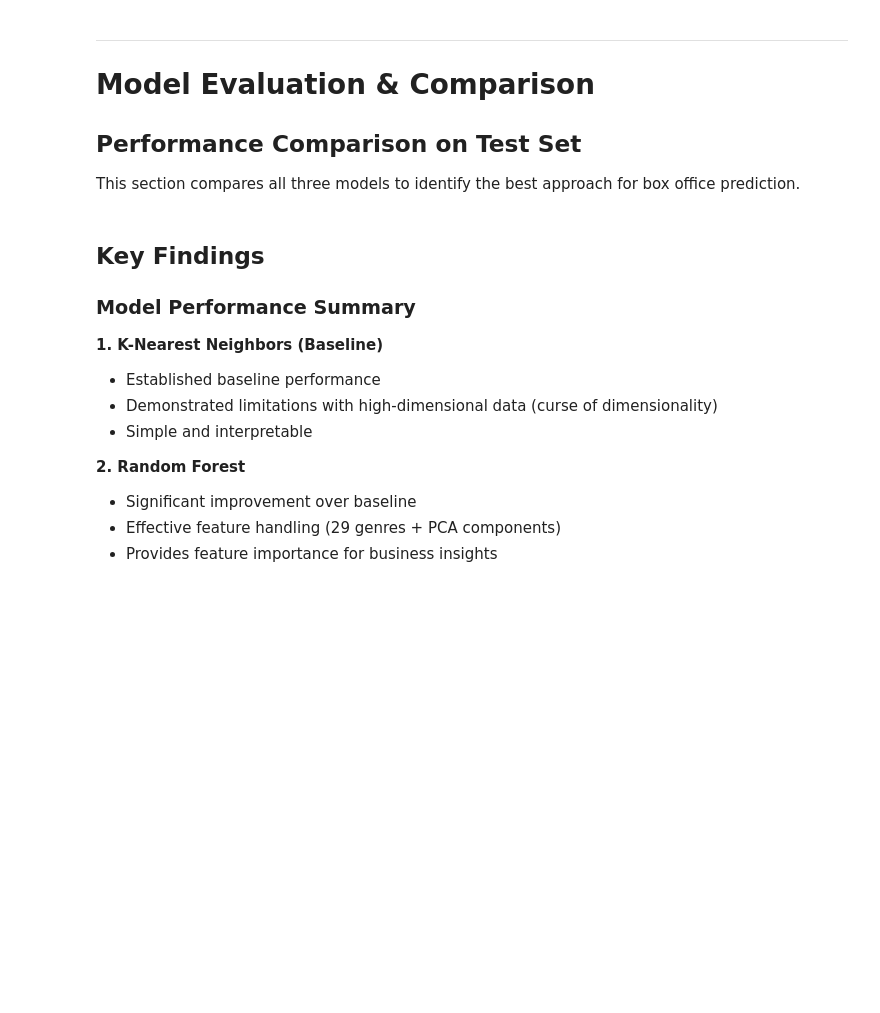
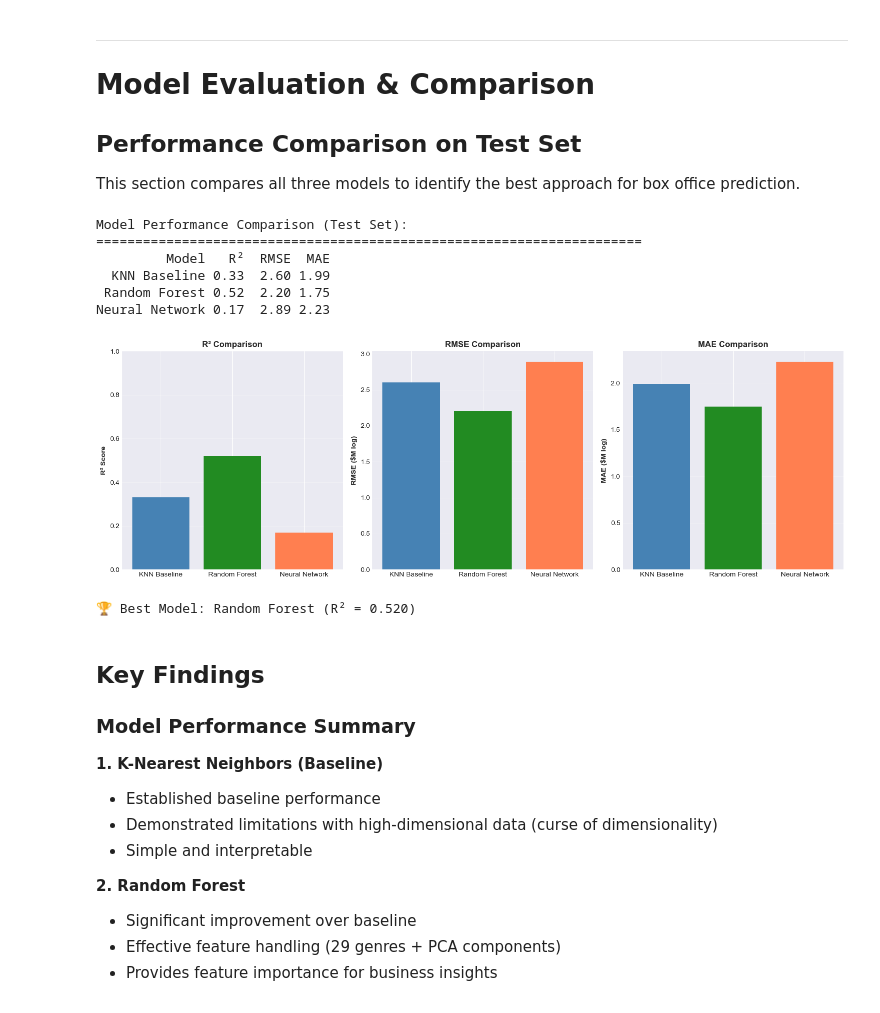
Before and after one commit to sreejoniroy23-commits/AIforBusiness, a Jupyter notebook: models+evaluation.ipynb, the cells around one changed output. Saved outputs shown, nothing was run; the diff lists cells and outputs as text; code cells hidden in the pictures; blank space fills up the shorter version.

```diff
--- a/models+evaluation.ipynb
+++ b/models+evaluation.ipynb
@@ -2560,9 +2619,9 @@ import matplotlib.pyplot as plt
 # IMPORTANT: Update these values with actual results from running all models above
 results = {
     'Model': ['KNN Baseline', 'Random Forest', 'Neural Network'],
-    'R²': [0.33, 0.52, 0.58],  # UPDATE with actual values
-    'RMSE': [2.60, 2.20, 2.05],  # UPDATE with actual values
-    'MAE': [1.99, 1.75, 1.62]  # UPDATE with actual values
+    'R²': [0.33, 0.52, 0.17],  # UPDATE with actual values
+    'RMSE': [2.60, 2.20, 2.89],  # UPDATE with actual values
+    'MAE': [1.99, 1.75, 2.23]  # UPDATE with actual values
 }
 
 comparison_df = pd.DataFrame(results)
@@ -2577,33 +2636,42 @@ fig, axes = plt.subplots(1, 3, figsize=(15, 5))
 axes[0].bar(comparison_df['Model'], comparison_df['R²'],
             color=['steelblue', 'forestgreen', 'coral'])
 axes[0].set_ylabel('R² Score', fontweight='bold')
 axes[0].set_title('R² Comparison', fontweight='bold')
 axes[0].set_ylim([0, 1])
 axes[0].grid(True, alpha=0.3, axis='y')
 
 # RMSE
 axes[1].bar(comparison_df['Model'], comparison_df['RMSE'],
             color=['steelblue', 'forestgreen', 'coral'])
 axes[1].set_ylabel('RMSE ($M log)', fontweight='bold')
 axes[1].set_title('RMSE Comparison', fontweight='bold')
 axes[1].grid(True, alpha=0.3, axis='y')
 
 # MAE
 axes[2].bar(comparison_df['Model'], comparison_df['MAE'],
             color=['steelblue', 'forestgreen', 'coral'])
 axes[2].set_ylabel('MAE ($M log)', fontweight='bold')
 axes[2].set_title('MAE Comparison', fontweight='bold')
 axes[2].grid(True, alpha=0.3, axis='y')
 
 plt.tight_layout()
 plt.show()
 
 # Best model
 best_idx = comparison_df['R²'].idxmax()
 best_model = comparison_df.loc[best_idx, 'Model']
 best_r2 = comparison_df.loc[best_idx, 'R²']
 
 print(f"\n🏆 Best Model: {best_model} (R² = {best_r2:.3f})")
+# %% [output]
+Model Performance Comparison (Test Set):
+======================================================================
+         Model   R²  RMSE  MAE
+  KNN Baseline 0.33  2.60 1.99
+ Random Forest 0.52  2.20 1.75
+Neural Network 0.17  2.89 2.23
+[figure, added]
+🏆 Best Model: Random Forest (R² = 0.520)
 # %% [markdown]
 ## Key Findings
 
```
Also changed, not shown: parts of 45 cells of this notebook.
